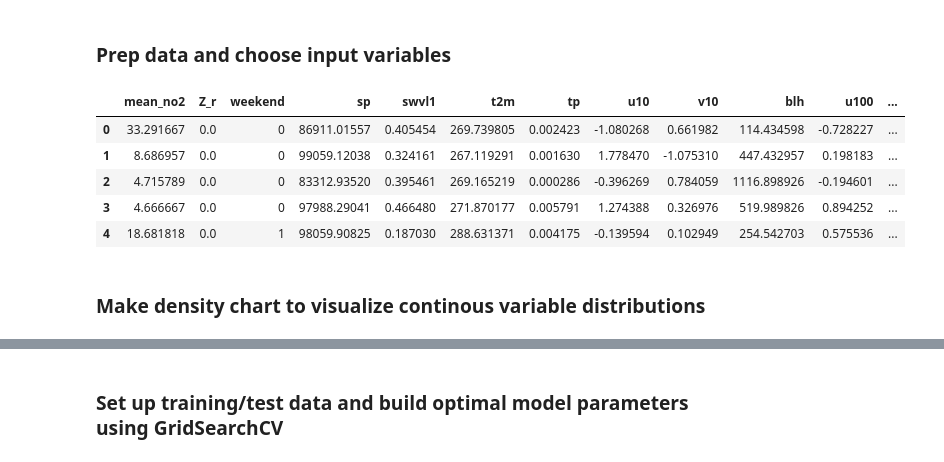
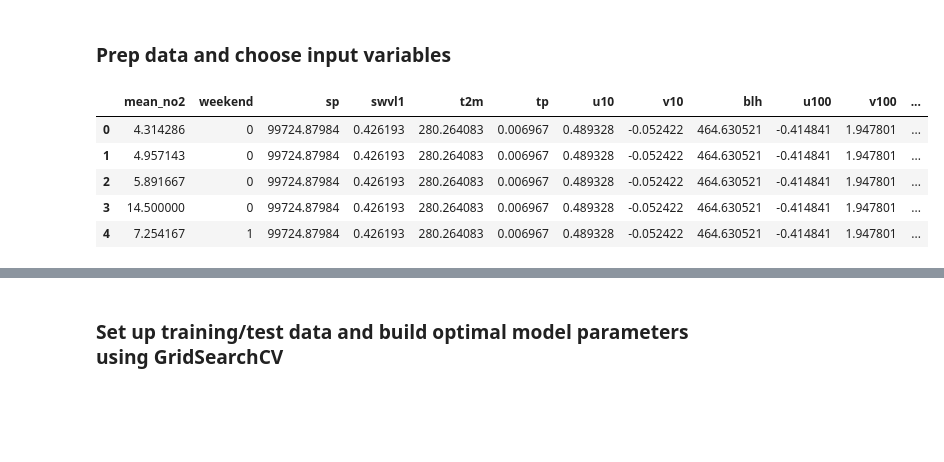
Before and after one commit to xaviernogueira/gwu_air_quality, a Jupyter notebook: no2_xgboost.ipynb, the cells around one changed output, grey strips where cells are left out. Drawn from its saved outputs; the diff is of its cells as text; code cells hidden in the pictures; blank space fills up the shorter version.

```diff
--- a/no2_xgboost.ipynb
+++ b/no2_xgboost.ipynb
@@ -27,31 +27,28 @@ Using scikit-learn version 1.0
 ### Prep data and choose input variables
 # %%
 # import data, remove non-necessary columns
-#DATA_LOCATION = r'C:\Users\xrnogueira\Documents\Data\NO2_stations\master_no2_daily.csv' # at work
-DATA_LOCATION = r'C:\Users\xavie\Documents\master_no2_daily_test_500_rows_nov30.csv'  # at home
+DATA_LOCATION = r'C:\Users\xrnogueira\Documents\Data\NO2_stations\master_no2_daily_test_500_rows.csv'
 in_data = pd.read_csv(DATA_LOCATION)
-keep_cols = ['mean_no2', 'Z_r', 'weekend', 'sp', 'swvl1', 't2m', 'tp', 'u10', 'v10', 'blh', 'u100', 'v100', 'p_roads_1000', 's_roads_1700', 's_roads_3000', 'tropomi', 'pod_den_1100']
+keep_cols = ['mean_no2', 'weekend', 'sp', 'swvl1', 't2m', 'tp', 'u10', 'v10', 'blh', 'u100', 'v100', 'p_roads_1000', 's_roads_1700', 's_roads_3000', 'tropomi', 'pod_den_1100', 'Z',]
 in_data = in_data[keep_cols]
 
 
 # standardize column headers
 for col in list(in_data.columns):
         if in_data[col].dtypes == object:
             in_data[col].replace(' ', '_', regex=True, inplace=True)
         if ' ' in str(col)[:-1]:
             new = str(col).replace(' ', '_')
             if new[-1] == '_':
                 new = new[:-1]
             in_data.rename(columns={str(col): new}, inplace=True)
 
 
 in_data.head()
 # %% [output]
-|  | mean_no2 | Z_r | weekend | sp | swvl1 | t2m | tp | u10 | v10 | blh | u100 | ... |
-| 0 | 33.291667 | 0.0 | 0 | 86911.01557 | 0.405454 | 269.739805 | 0.002423 | -1.080268 | 0.661982 | 114.434598 | -0.728227 | ... |
-| 1 | 8.686957 | 0.0 | 0 | 99059.12038 | 0.324161 | 267.119291 | 0.001630 | 1.778470 | -1.075310 | 447.432957 | 0.198183 | ... |
-| 2 | 4.715789 | 0.0 | 0 | 83312.93520 | 0.395461 | 269.165219 | 0.000286 | -0.396269 | 0.784059 | 1116.898926 | -0.194601 | ... |
-| 3 | 4.666667 | 0.0 | 0 | 97988.29041 | 0.466480 | 271.870177 | 0.005791 | 1.274388 | 0.326976 | 519.989826 | 0.894252 | ... |
-| 4 | 18.681818 | 0.0 | 1 | 98059.90825 | 0.187030 | 288.631371 | 0.004175 | -0.139594 | 0.102949 | 254.542703 | 0.575536 | ... |
+|  | mean_no2 | weekend | sp | swvl1 | t2m | tp | u10 | v10 | blh | u100 | v100 | ... |
+| 0 | 4.314286 | 0 | 99724.87984 | 0.426193 | 280.264083 | 0.006967 | 0.489328 | -0.052422 | 464.630521 | -0.414841 | 1.947801 | ... |
+| 1 | 4.957143 | 0 | 99724.87984 | 0.426193 | 280.264083 | 0.006967 | 0.489328 | -0.052422 | 464.630521 | -0.414841 | 1.947801 | ... |
+| 2 | 5.891667 | 0 | 99724.87984 | 0.426193 | 280.264083 | 0.006967 | 0.489328 | -0.052422 | 464.630521 | -0.414841 | 1.947801 | ... |
+| 3 | 14.500000 | 0 | 99724.87984 | 0.426193 | 280.264083 | 0.006967 | 0.489328 | -0.052422 | 464.630521 | -0.414841 | 1.947801 | ... |
+| 4 | 7.254167 | 1 | 99724.87984 | 0.426193 | 280.264083 | 0.006967 | 0.489328 | -0.052422 | 464.630521 | -0.414841 | 1.947801 | ... |
-# %% [markdown]
-### Make density chart to visualize continous variable distributions
```
Also changed, not shown: parts of 10 cells of this notebook, 5 other files.
